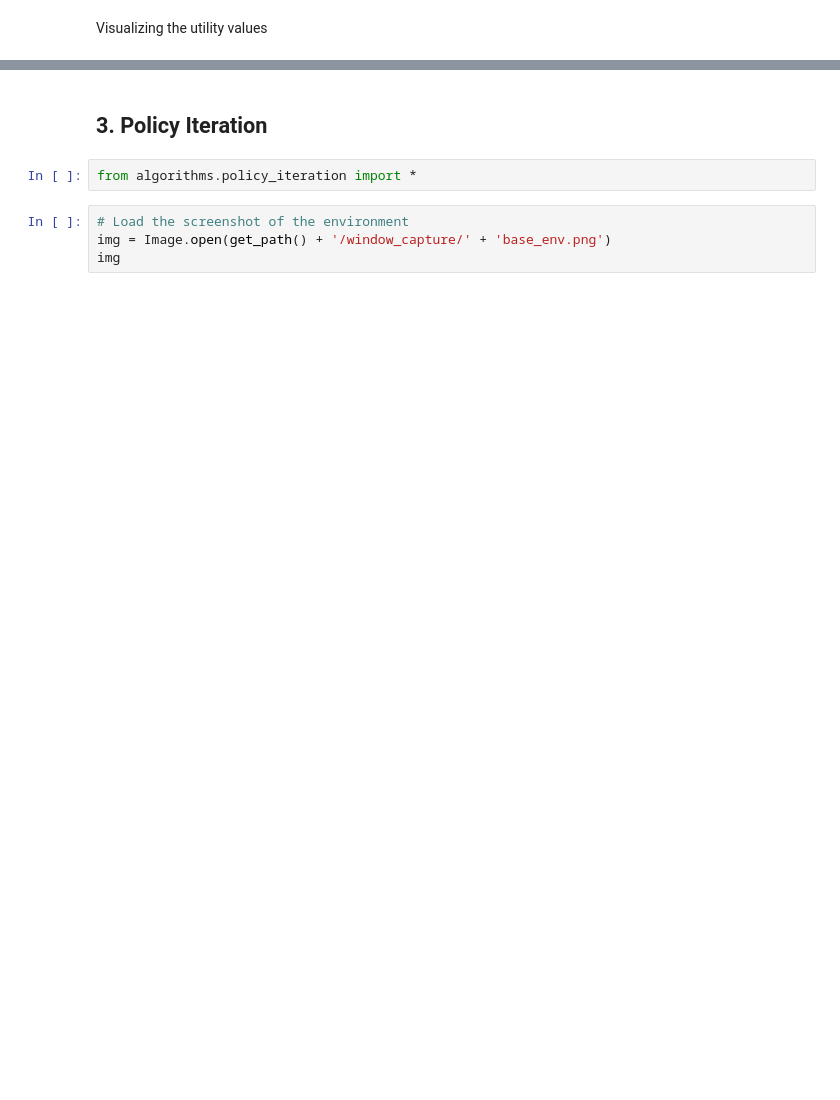
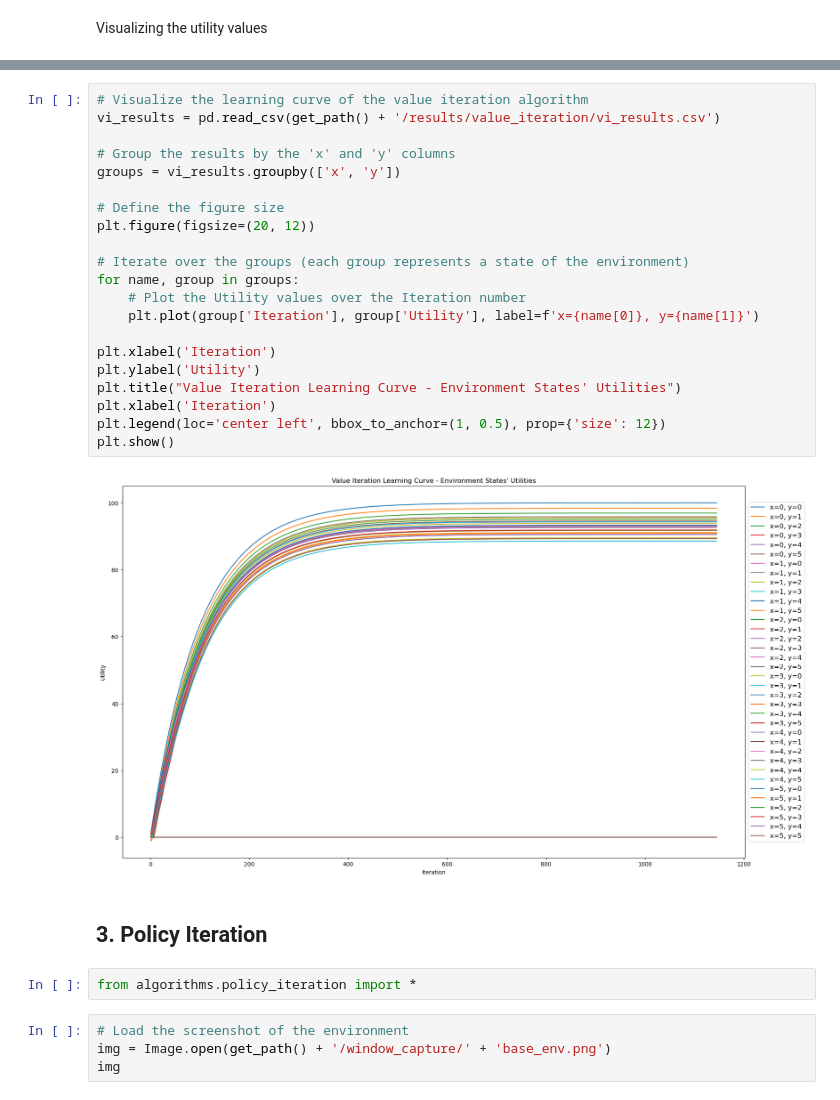
Before and after one commit to KrisCholakov02/SC4003_assignment_1, a Jupyter notebook: main.ipynb, the cells around one changed output, grey strips where cells are left out. Drawn from its saved outputs; the diff is of its cells as text; blank space fills up the shorter version.

```diff
--- a/main.ipynb
+++ b/main.ipynb
@@ -88,3 +94,26 @@ img
+# %%
+# Visualize the learning curve of the value iteration algorithm
+vi_results = pd.read_csv(get_path() + '/results/value_iteration/vi_results.csv')
+
+# Group the results by the 'x' and 'y' columns
+groups = vi_results.groupby(['x', 'y'])
+
+# Define the figure size
+plt.figure(figsize=(20, 12))
+
+# Iterate over the groups (each group represents a state of the environment)
+for name, group in groups:
+    # Plot the Utility values over the Iteration number
+    plt.plot(group['Iteration'], group['Utility'], label=f'x={name[0]}, y={name[1]}')
+
+plt.xlabel('Iteration')
+plt.ylabel('Utility')
+plt.title("Value Iteration Learning Curve - Environment States' Utilities")
+plt.xlabel('Iteration')
+plt.legend(loc='center left', bbox_to_anchor=(1, 0.5), prop={'size': 12})
+plt.show()
+# %% [output]
+[figure, added]
 # %% [markdown]
 ## 3. Policy Iteration
 # %%
```
Also changed, not shown: parts of 13 cells of this notebook, 11 other files.
